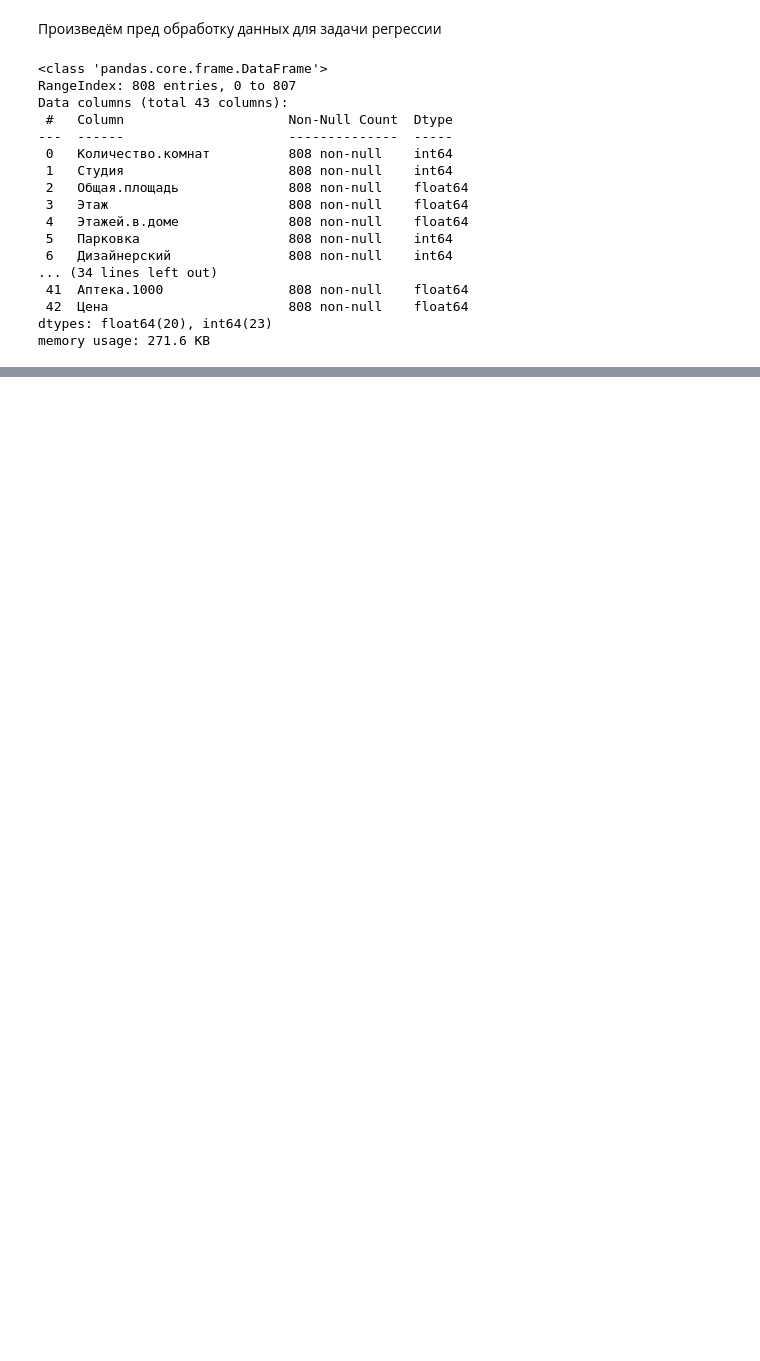
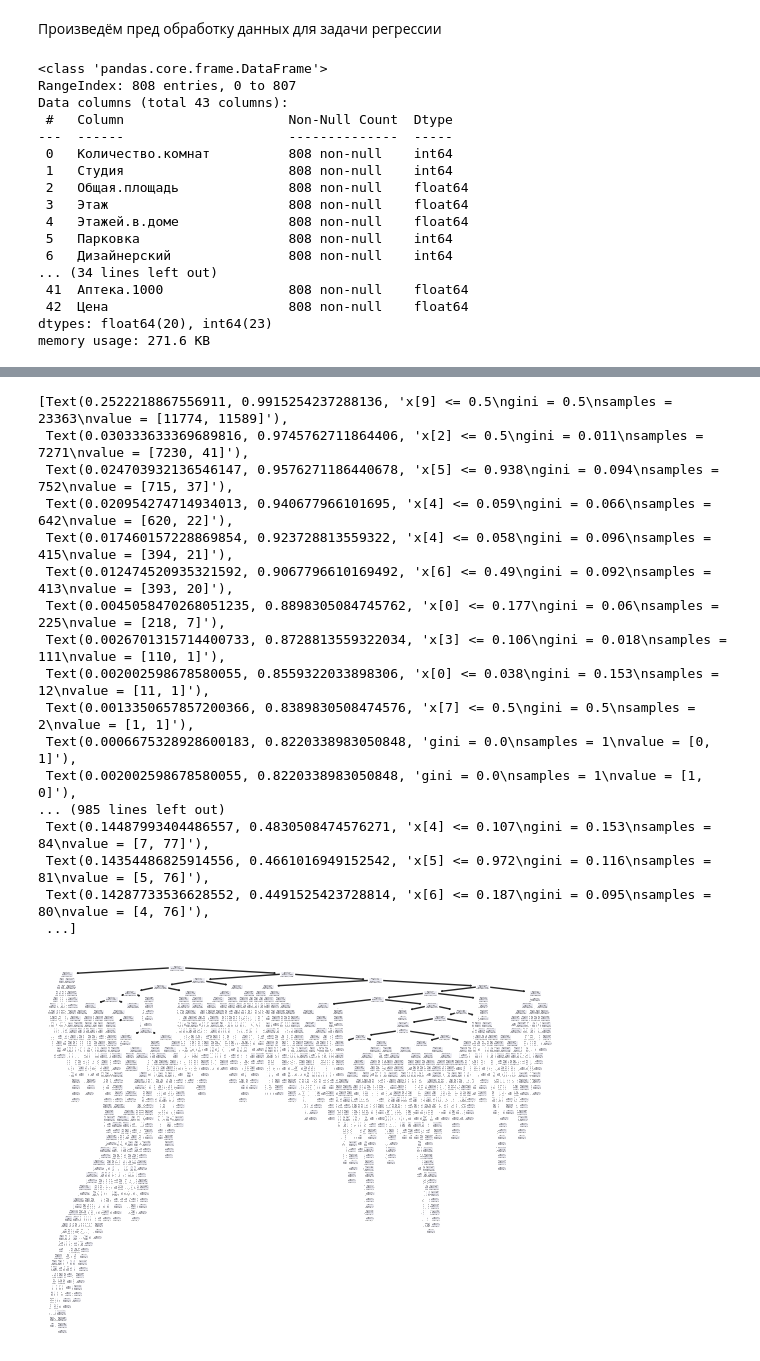
Before and after one commit to fongradnastya/data_analisys4, a Jupyter notebook: notebooks/work.ipynb, the cells around one changed output, grey strips where cells are left out. Drawn from its saved outputs; the diff is of its cells as text; code cells hidden in the pictures; blank space fills up the shorter version.

```diff
--- a/notebooks/work.ipynb
+++ b/notebooks/work.ipynb
@@ -122,0 +149,5 @@ memory usage: 271.6 KB
+# %%
+x_train_c, x_test_c, y_train_c, y_test_c = train_test_split(x, y, test_size=0.3, random_state=7)
+x = regression_train[regression_all]
+y = regression_train[regression_result]
+x_train_r, x_test_r, y_train_r, y_test_r = train_test_split(x, y, test_size=0.3, random_state=7)
@@ -122,0 +166,23 @@ memory usage: 271.6 KB
+# %%
+dt = DecisionTreeClassifier()
+dt = dt.fit(x_train_c, y_train_c)
+plot_tree(dt)
+# %% [output]
+[Text(0.2522218867556911, 0.9915254237288136, 'x[9] <= 0.5\ngini = 0.5\nsamples = 23363\nvalue = [11774, 11589]'),
+ Text(0.030333633369689816, 0.9745762711864406, 'x[2] <= 0.5\ngini = 0.011\nsamples = 7271\nvalue = [7230, 41]'),
+ Text(0.024703932136546147, 0.9576271186440678, 'x[5] <= 0.938\ngini = 0.094\nsamples = 752\nvalue = [715, 37]'),
+ Text(0.020954274714934013, 0.940677966101695, 'x[4] <= 0.059\ngini = 0.066\nsamples = 642\nvalue = [620, 22]'),
+ Text(0.017460157228869854, 0.923728813559322, 'x[4] <= 0.058\ngini = 0.096\nsamples = 415\nvalue = [394, 21]'),
+ Text(0.012474520935321592, 0.9067796610169492, 'x[6] <= 0.49\ngini = 0.092\nsamples = 413\nvalue = [393, 20]'),
+ Text(0.0045058470268051235, 0.8898305084745762, 'x[0] <= 0.177\ngini = 0.06\nsamples = 225\nvalue = [218, 7]'),
+ Text(0.0026701315714400733, 0.8728813559322034, 'x[3] <= 0.106\ngini = 0.018\nsamples = 111\nvalue = [110, 1]'),
+ Text(0.002002598678580055, 0.8559322033898306, 'x[0] <= 0.038\ngini = 0.153\nsamples = 12\nvalue = [11, 1]'),
+ Text(0.0013350657857200366, 0.8389830508474576, 'x[7] <= 0.5\ngini = 0.5\nsamples = 2\nvalue = [1, 1]'),
+ Text(0.0006675328928600183, 0.8220338983050848, 'gini = 0.0\nsamples = 1\nvalue = [0, 1]'),
+ Text(0.002002598678580055, 0.8220338983050848, 'gini = 0.0\nsamples = 1\nvalue = [1, 0]'),
+... (985 lines left out)
+ Text(0.14487993404486557, 0.4830508474576271, 'x[4] <= 0.107\ngini = 0.153\nsamples = 84\nvalue = [7, 77]'),
+ Text(0.14354486825914556, 0.4661016949152542, 'x[5] <= 0.972\ngini = 0.116\nsamples = 81\nvalue = [5, 76]'),
+ Text(0.14287733536628552, 0.4491525423728814, 'x[6] <= 0.187\ngini = 0.095\nsamples = 80\nvalue = [4, 76]'),
+ ...]
+[figure, added]
```
Also changed, not shown: parts of 12 cells of this notebook, 1 other file.
